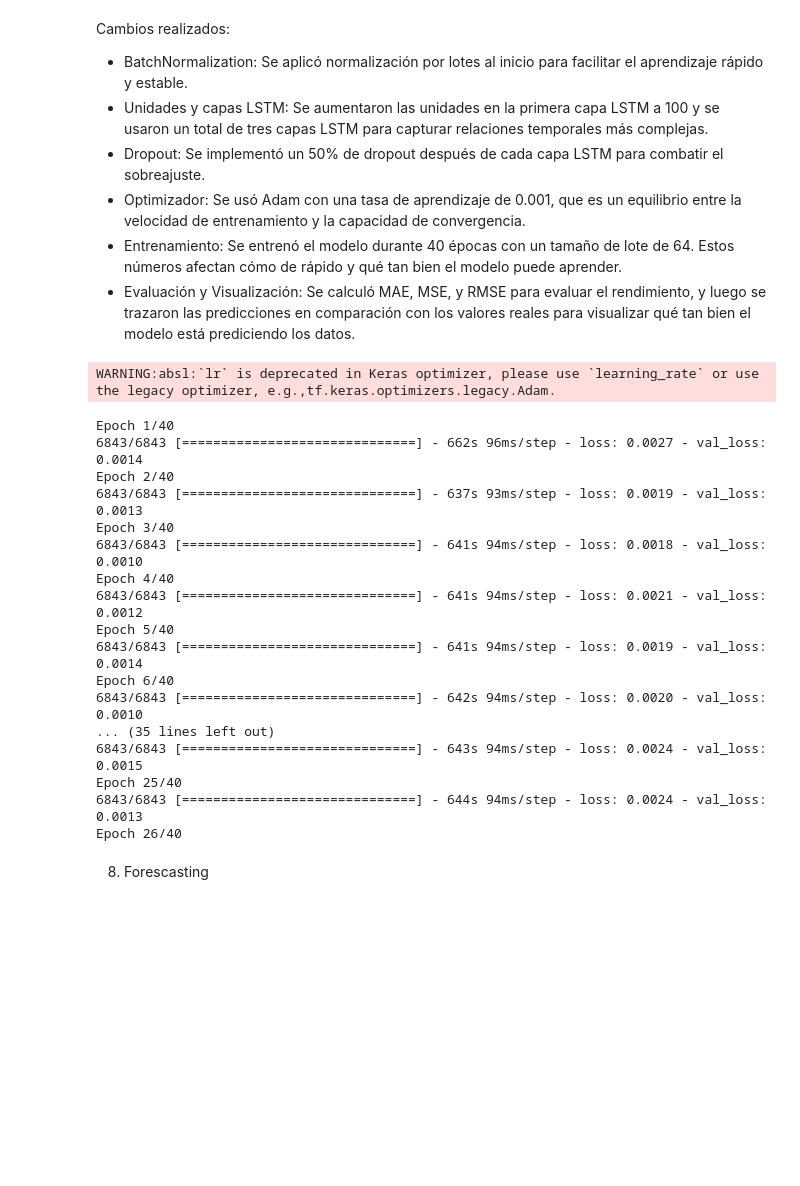
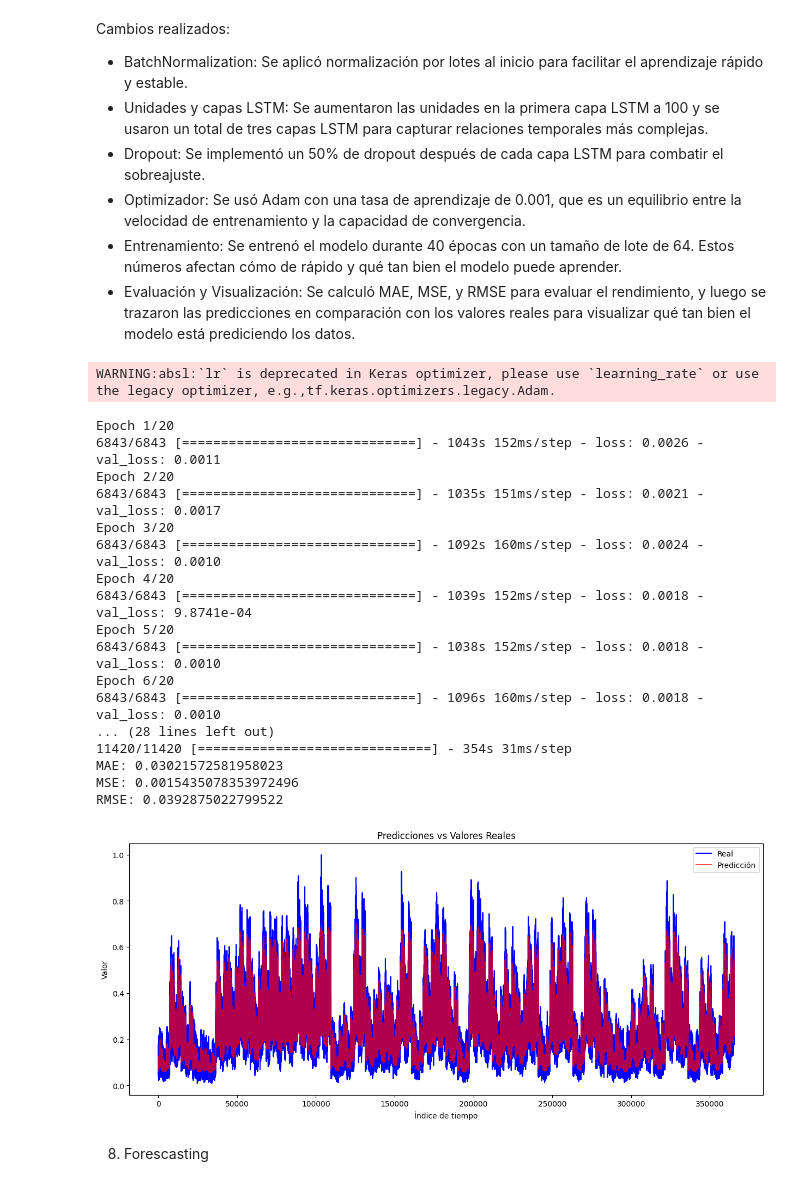
Before and after one commit to fredyvelasquezgt/Lab-9-DL, a Jupyter notebook: lab_9.ipynb, the cells around one changed output. Saved outputs shown, nothing was run; the diff lists cells and outputs as text; code cells hidden in the pictures; blank space fills up the shorter version.

```diff
--- a/lab_9.ipynb
+++ b/lab_9.ipynb
@@ -19,7 +19,7 @@ from tensorflow.keras.models import Sequential
 from tensorflow.keras.layers import LSTM, Dense, Dropout
 from sklearn.model_selection import train_test_split
 # %%
-data_path = "/train.csv"
+data_path = "/content/train.csv"
 
 data = pd.read_csv(data_path)
 # %%
@@ -212,56 +212,57 @@ adam_optimizer = Adam(lr=0.001)
 model.compile(optimizer=adam_optimizer, loss='mean_squared_error')
 
 # Entrenamiento del modelo con más épocas y un tamaño de lote diferente
-history = model.fit(X_train, y_train, epochs=40, batch_size=64, validation_data=(X_val, y_val))
+history = model.fit(X_train, y_train, epochs=20, batch_size=64, validation_data=(X_val, y_val))
 
 # Realizar predicciones
 predictions = model.predict(X_test)
 
 # Calcular las métricas de evaluación
 mae = mean_absolute_error(y_test, predictions)
 mse = mean_squared_error(y_test, predictions)
 rmse = np.sqrt(mse)  # RMSE
 
 print(f'MAE: {mae}')
 print(f'MSE: {mse}')
 print(f'RMSE: {rmse}')
 
 # Crear una figura y un set de subplots
 plt.figure(figsize=(15,6))
 
 # Dibujar los valores reales
 plt.plot(y_test, color='blue', label='Real')
 
 # Dibujar las predicciones
 plt.plot(predictions, color='red', alpha=0.7, label='Predicción')
 
 # Títulos y etiquetas
 plt.title('Predicciones vs Valores Reales')
 plt.xlabel('Índice de tiempo')
 plt.ylabel('Valor')
 plt.legend()
 
 # Mostrar la gráfica
 plt.show()
 # %% [output]
 WARNING:absl:`lr` is deprecated in Keras optimizer, please use `learning_rate` or use the legacy optimizer, e.g.,tf.keras.optimizers.legacy.Adam.
-Epoch 1/40
-6843/6843 [==============================] - 662s 96ms/step - loss: 0.0027 - val_loss: 0.0014
-Epoch 2/40
-6843/6843 [==============================] - 637s 93ms/step - loss: 0.0019 - val_loss: 0.0013
-Epoch 3/40
-6843/6843 [==============================] - 641s 94ms/step - loss: 0.0018 - val_loss: 0.0010
-Epoch 4/40
-6843/6843 [==============================] - 641s 94ms/step - loss: 0.0021 - val_loss: 0.0012
-Epoch 5/40
-6843/6843 [==============================] - 641s 94ms/step - loss: 0.0019 - val_loss: 0.0014
-Epoch 6/40
-6843/6843 [==============================] - 642s 94ms/step - loss: 0.0020 - val_loss: 0.0010
-... (35 lines left out)
-6843/6843 [==============================] - 643s 94ms/step - loss: 0.0024 - val_loss: 0.0015
-Epoch 25/40
-6843/6843 [==============================] - 644s 94ms/step - loss: 0.0024 - val_loss: 0.0013
-Epoch 26/40
+Epoch 1/20
+6843/6843 [==============================] - 1043s 152ms/step - loss: 0.0026 - val_loss: 0.0011
+Epoch 2/20
+6843/6843 [==============================] - 1035s 151ms/step - loss: 0.0021 - val_loss: 0.0017
+Epoch 3/20
+6843/6843 [==============================] - 1092s 160ms/step - loss: 0.0024 - val_loss: 0.0010
+Epoch 4/20
+6843/6843 [==============================] - 1039s 152ms/step - loss: 0.0018 - val_loss: 9.8741e-04
+Epoch 5/20
+6843/6843 [==============================] - 1038s 152ms/step - loss: 0.0018 - val_loss: 0.0010
+Epoch 6/20
+6843/6843 [==============================] - 1096s 160ms/step - loss: 0.0018 - val_loss: 0.0010
+... (28 lines left out)
+11420/11420 [==============================] - 354s 31ms/step
+MAE: 0.03021572581958023
+MSE: 0.0015435078353972496
+RMSE: 0.0392875022799522
+[figure, added]
 # %% [markdown]
 8. Forescasting
 # %% [markdown]
```
